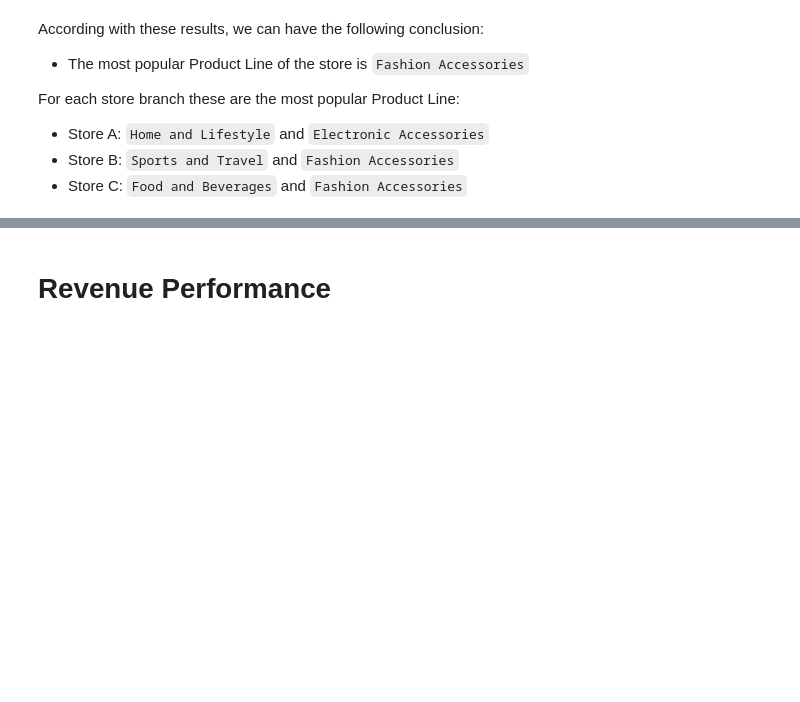
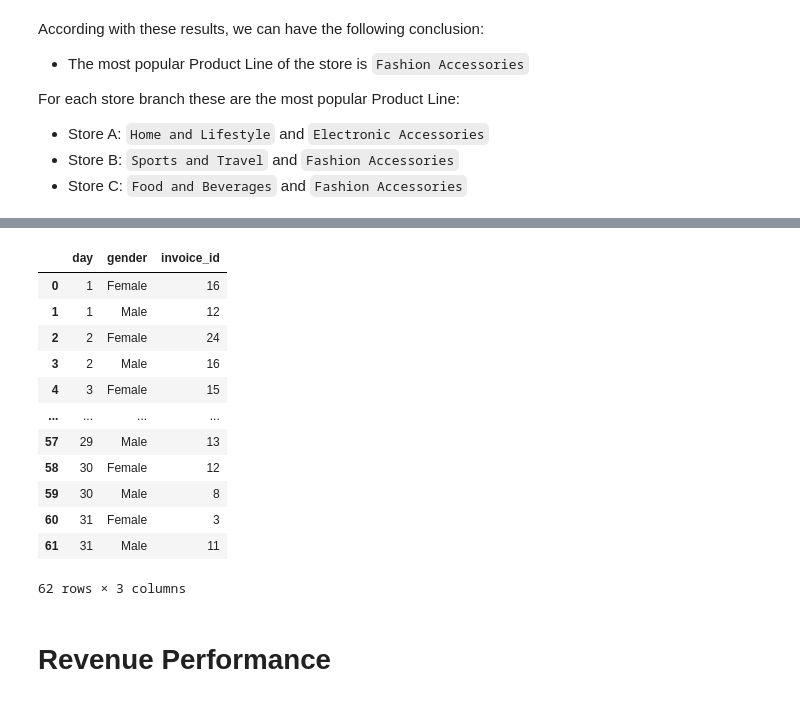
Before and after one commit to PPJQ/StoreAnalysis, a Jupyter notebook: StoreAnalysis.ipynb, the cells around one changed output, grey strips where cells are left out. Cells and saved outputs as stored; diff of their text form; code cells hidden in the pictures; blank space fills up the shorter version.

Commit message:
PROGRESS: Customer Behavior

```diff
--- a/StoreAnalysis.ipynb
+++ b/StoreAnalysis.ipynb
@@ -302,0 +316,5 @@ For each store branch these are the most popular Product Line:
+# %%
+# Creating a new column for day of the month
+df['day'] = df['date'].dt.day
+
+df.head()
@@ -303,3 +328,22 @@ For each store branch these are the most popular Product Line:
+# %%
+# Grouping per day and per gender
+customer_per_day = df.groupby(['day', 'gender'], as_index=False).agg({'invoice_id': 'count'}).sort_values(by='day')
+
+customer_per_day
+# %% [output]
+|  | day | gender | invoice_id |
+| 0 | 1 | Female | 16 |
+| 1 | 1 | Male | 12 |
+| 2 | 2 | Female | 24 |
+| 3 | 2 | Male | 16 |
+| 4 | 3 | Female | 15 |
+| ... | ... | ... | ... |
+| 57 | 29 | Male | 13 |
+| 58 | 30 | Female | 12 |
+| 59 | 30 | Male | 8 |
+| 60 | 31 | Female | 3 |
+| 61 | 31 | Male | 11 |
+62 rows × 3 columns
 # %% [markdown]
 # Revenue Performance
 # %%
```
Also changed, not shown: parts of 4 cells of this notebook.
